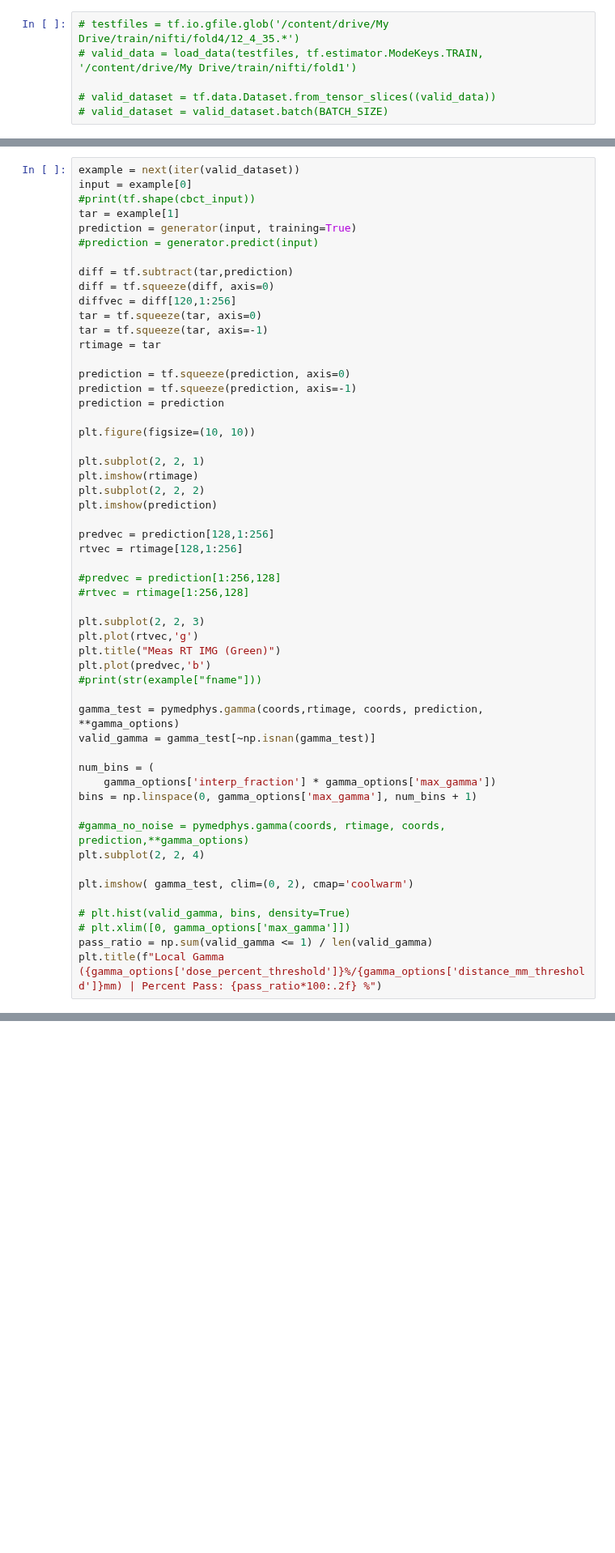
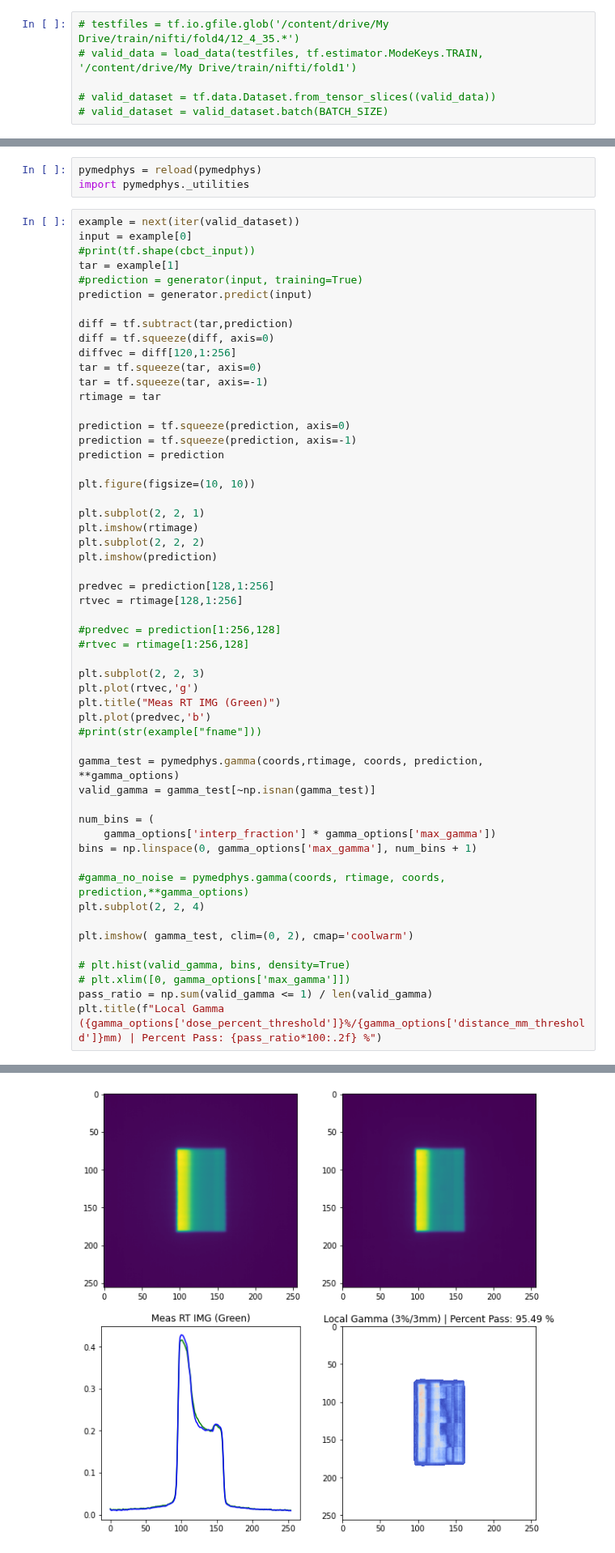
Before and after one commit to cbojechko/Image_Prediction, a Jupyter notebook: fit_fakeandphantom_twomodels.ipynb, the cells around one changed output, grey strips where cells are left out. Shown at 81% size. Saved outputs shown, nothing was run; the diff lists cells and outputs as text; blank space fills up the shorter version.

```diff
--- a/fit_fakeandphantom_twomodels.ipynb
+++ b/fit_fakeandphantom_twomodels.ipynb
@@ -1088,10 +1288,13 @@ coords = (yepid,xepid)
+# %%
+pymedphys = reload(pymedphys)
+import pymedphys._utilities
 # %%
 example = next(iter(valid_dataset))
 input = example[0]
 #print(tf.shape(cbct_input))
 tar = example[1]
-prediction = generator(input, training=True)
-#prediction = generator.predict(input)
+#prediction = generator(input, training=True)
+prediction = generator.predict(input)
 
 diff = tf.subtract(tar,prediction)
 diff = tf.squeeze(diff, axis=0)
@@ -1139,3 +1342,4 @@ plt.imshow( gamma_test, clim=(0, 2), cmap='coolwarm')
 # plt.xlim([0, gamma_options['max_gamma']])
 pass_ratio = np.sum(valid_gamma <= 1) / len(valid_gamma)
 plt.title(f"Local Gamma ({gamma_options['dose_percent_threshold']}%/{gamma_options['distance_mm_threshold']}mm) | Percent Pass: {pass_ratio*100:.2f} %")
+# %% [output]
@@ -1142,2 +1356,3 @@ plt.title(f"Local Gamma ({gamma_options['dose_percent_threshold']}%/{gamma_optio
+[figure, added]
 # %%
 plt.imshow(gamma_test)
```
Also changed, not shown: parts of 32 cells of this notebook.
